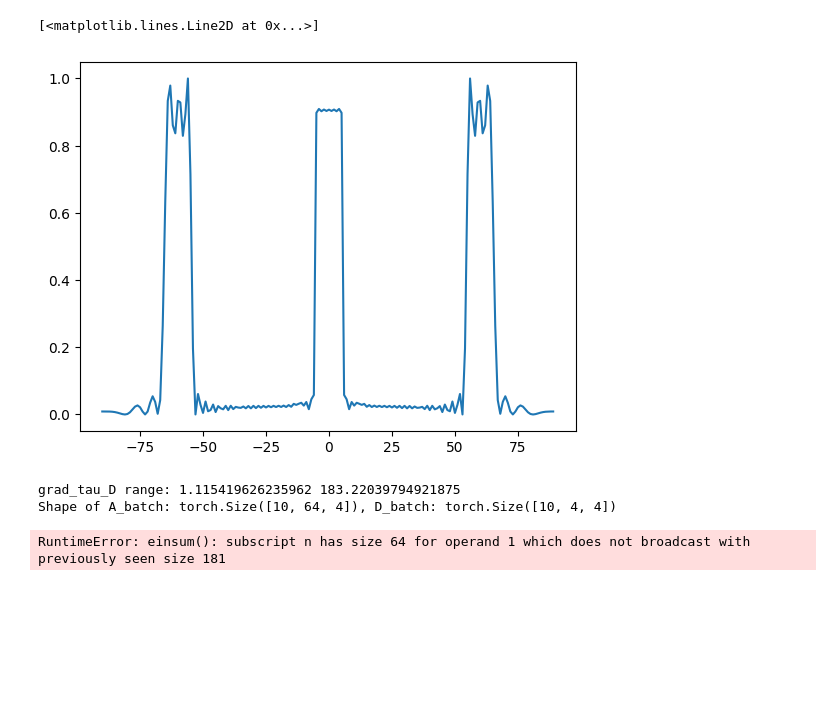
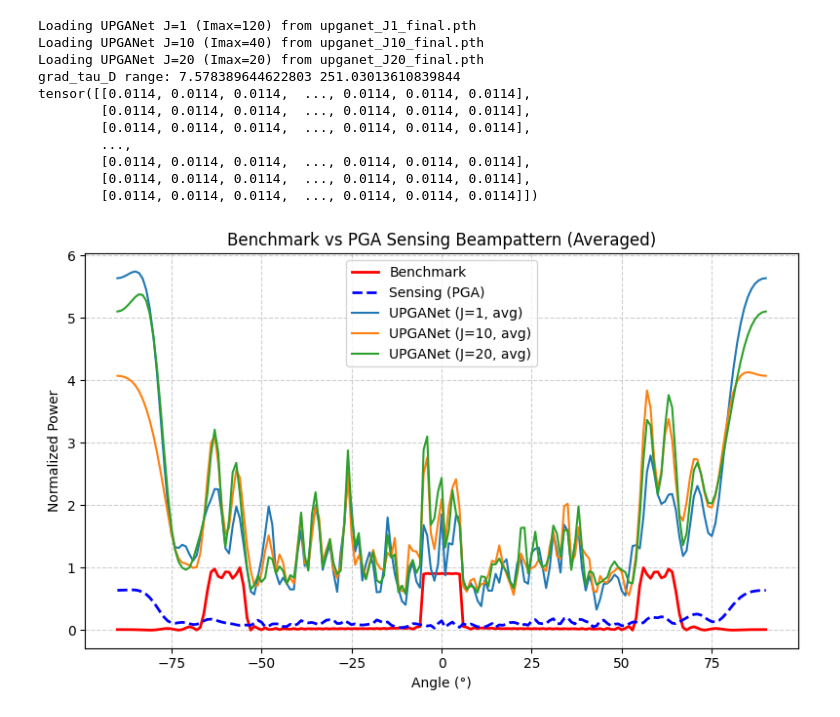
Before and after one commit to SurangaPrasad/mimo_jcas_system, a Jupyter notebook: plot_figure_3c.ipynb, the cells around one changed output. Saved outputs shown, nothing was run; the diff lists cells and outputs as text; code cells hidden in the pictures; blank space fills up the shorter version.

Commit message:
figure 3c is partialy achieved

```diff
--- a/plot_figure_3c.ipynb
+++ b/plot_figure_3c.ipynb
@@ -198,16 +139,8 @@ def sensing_beampattern_torch(A, D, theta_grid_deg, device=None, normalize=True)
-# %%
-
-Psi = compute_psi(SNR_dB_array[-1])  # Example usage
-B_bench = benchmark_beampattern_torch(Psi, theta_grid_deg, N=64, device=device)
-plt.plot(theta_grid_deg, B_bench)
-# %% [output]
-[<matplotlib.lines.Line2D at 0x...>]
-[figure, removed]
 # %%
 # === Setup ===
 from lib.config import *
 from lib.support_functions_torch import compute_psi, generate_channel_torch_batch, proposed_initialization_torch_batch, run_pga_torch_batch
-
+from lib.dnn import UPGANet
 
 num_realizations = 10
 snr_db = 12
@@ -222,6 +155,24 @@ Psi_t = torch.tensor(Psi_np, dtype=torch.complex64, device=device)
 theta_grid_t = torch.linspace(-90, 90, 181, device=device)
 Psi_batch = torch.stack([Psi_t for _ in range(num_realizations)], dim=0).to(device)
 
+# ----------------------------
+# Load trained UPGANet models
+# ----------------------------
+model_paths = {
+    1: ("upganet_J1_final.pth", 120),
+    10: ("upganet_J10_final.pth", 40),
+    20: ("upganet_J20_final.pth", 20),
+}
+
+trained_nets = {}
+for J, (path, Imax) in model_paths.items():
+    print(f"Loading UPGANet J={J} (Imax={Imax}) from {path}")
+    state = torch.load(path, map_location=device)
+    net = UPGANet(N, M, K, omega, I_max=Imax, J=J).to(device)
+    net.load_state_dict(state, strict=False)
+    net.eval()
+    trained_nets[J] = net
+
 # === Channel generation ===
 H_batch = generate_channel_torch_batch(N, M, L=L, batch_size=num_realizations, device=device)
 
@@ -234,36 +185,68 @@ with torch.no_grad():
         H=H_batch,
         A0=A0_batch,
         D0=D0_batch,
-        J=1,
+        J=10,
         I_max=I_max,
         mu=-0.01,
         lambda_=0.01,
         omega=omega,
         sigma_n2=sigma_n2,
         Psi=Psi_batch,
         P_BS=P_BS_t,
         device=device
     )
+
+# ----------------------------
+# 4) UPGANet outputs (batched) for J=1,10,20
+# ----------------------------
+A_up_j = {}
+D_up_j = {}
+for J, net in trained_nets.items():
+    with torch.no_grad():
+        A_out, D_out = net(H_batch, A0_batch, D0_batch, Psi_batch, torch.tensor(sigma_n2, device=device), P_BS_batch)
+    A_up_j[J] = A_out   # (B,N,M)
+    D_up_j[J] = D_out   # (B,M,K)
+
+
 # === Compute beampatterns ===
 B_bench = benchmark_beampattern_torch(Psi_batch, theta_grid_t, N, device=device)
 B_sense = sensing_beampattern_torch(A_batch, D_batch, theta_grid_t, device=device)
+
 
 # === Average across realizations ===
 B_bench_avg = B_bench.mean(dim=0)
 B_sense_avg = B_sense.mean(dim=0)
 
+B_up_avg = {}
+for J in sorted(A_up_j.keys()):
+    B_j = sensing_beampattern_torch(A_up_j[J], D_up_j[J], theta_grid, device=device)  # (B,T)
+    B_up_avg[J] = B_j.mean(dim=0)
+
+
 # === Plot ===
 plt.figure(figsize=(8,5))
 plt.plot(theta_grid_t.cpu(), B_bench_avg.cpu(), 'r-', linewidth=2, label='Benchmark')
 plt.plot(theta_grid_t.cpu(), B_sense_avg.cpu(), 'b--', linewidth=2, label='Sensing (PGA)')
+for J in sorted(B_up_avg.keys()):
+    plt.plot(theta_grid_t.cpu(), 10.0 * B_up_avg[J].cpu() + eps, label=f'UPGANet (J={J}, avg)')
+
 plt.xlabel("Angle (°)")
 plt.ylabel("Normalized Power")
 plt.title("Benchmark vs PGA Sensing Beampattern (Averaged)")
 plt.grid(True, linestyle='--', alpha=0.6)
 plt.legend()
 plt.tight_layout()
 plt.show()
 # %% [output]
-grad_tau_D range: 1.115419626235962 183.22039794921875
-Shape of A_batch: torch.Size([10, 64, 4]), D_batch: torch.Size([10, 4, 4])
+Loading UPGANet J=1 (Imax=120) from upganet_J1_final.pth
+Loading UPGANet J=10 (Imax=40) from upganet_J10_final.pth
+Loading UPGANet J=20 (Imax=20) from upganet_J20_final.pth
+grad_tau_D range: 7.578389644622803 251.03013610839844
+tensor([[0.0114, 0.0114, 0.0114,  ..., 0.0114, 0.0114, 0.0114],
+        [0.0114, 0.0114, 0.0114,  ..., 0.0114, 0.0114, 0.0114],
+        [0.0114, 0.0114, 0.0114,  ..., 0.0114, 0.0114, 0.0114],
+        ...,
+        [0.0114, 0.0114, 0.0114,  ..., 0.0114, 0.0114, 0.0114],
+        [0.0114, 0.0114, 0.0114,  ..., 0.0114, 0.0114, 0.0114],
+        [0.0114, 0.0114, 0.0114,  ..., 0.0114, 0.0114, 0.0114]])
-RuntimeError: einsum(): subscript n has size 64 for operand 1 which does not broadcast with previously seen size 181
+[figure, added]
```
Also changed, not shown: parts of 2 cells of this notebook, 6 other files.
